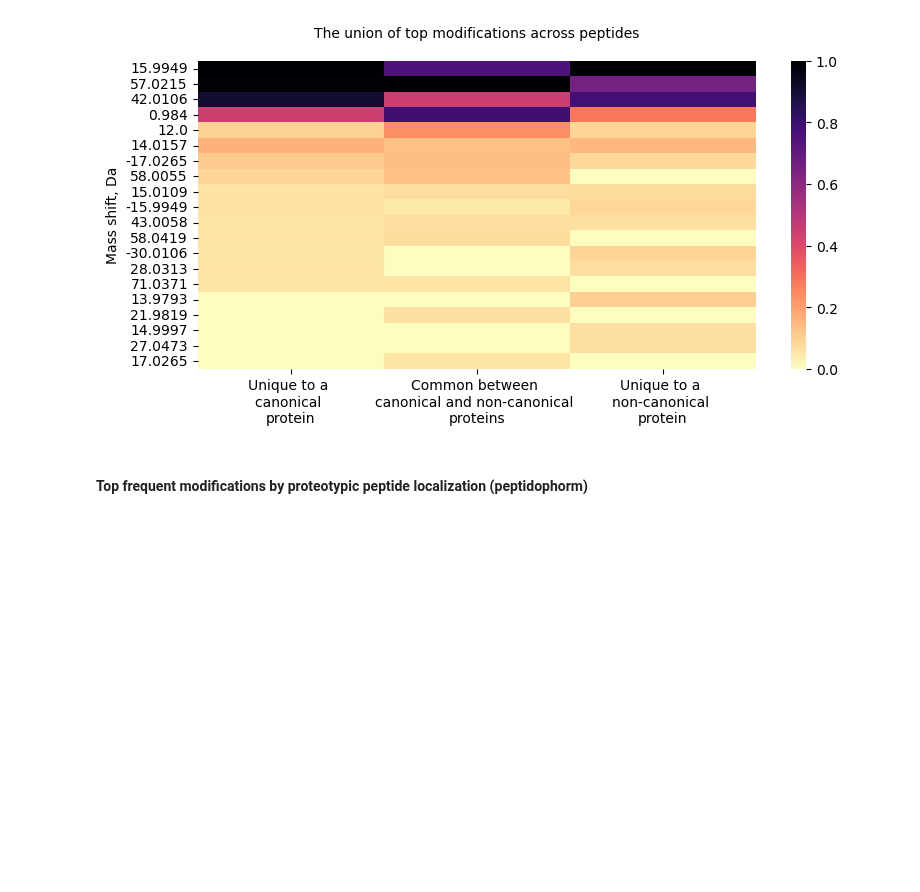
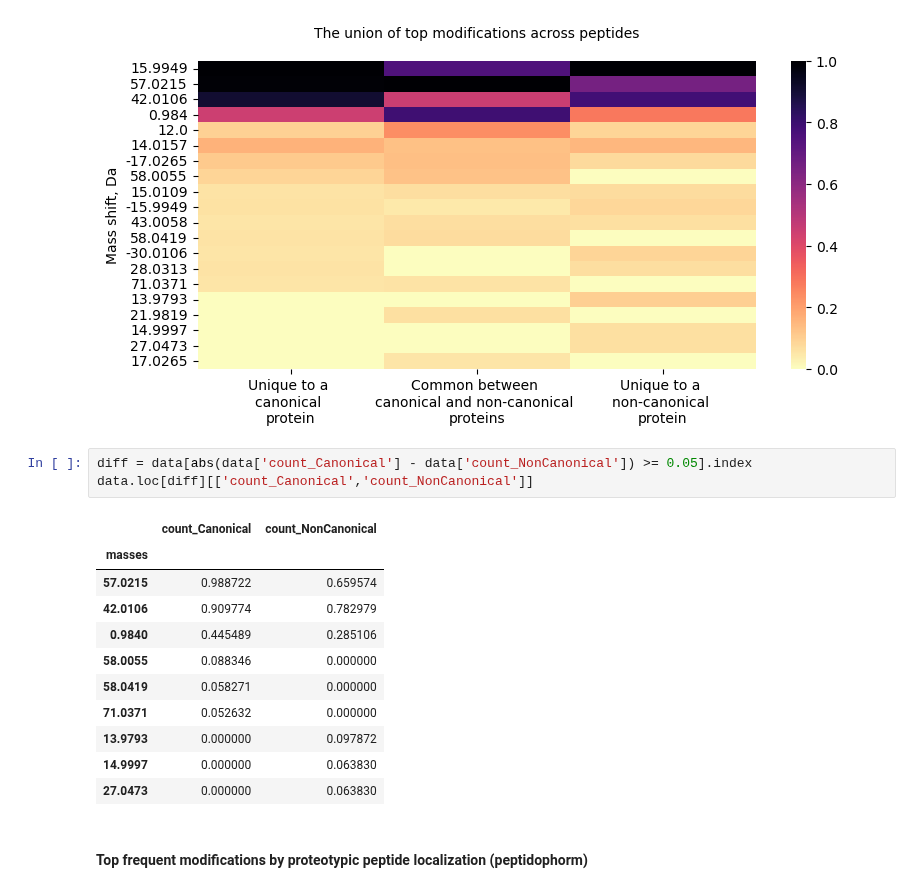
Before and after one commit to CompOmics/oui-discovery, a Jupyter notebook: oui-discovery-vv/explore-1-ionbot-open-2-stats.ipynb, the cells around one changed output. Cells and saved outputs as stored; diff of their text form; blank space fills up the shorter version.

```diff
--- a/oui-discovery-vv/explore-1-ionbot-open-2-stats.ipynb
+++ b/oui-discovery-vv/explore-1-ionbot-open-2-stats.ipynb
@@ -1157,6 +1412,21 @@ axes.set_xticklabels(labels=["Unique to a \ncanonical \nprotein",
 plt.savefig(f"{plot_dir}/{PIPELINE_LW}_all_pepphorm_mod.svg", format='svg', bbox_inches = 'tight')
 # %% [output]
 [figure]
+# %%
+diff = data[abs(data['count_Canonical'] - data['count_NonCanonical']) >= 0.05].index
+data.loc[diff][['count_Canonical','count_NonCanonical']]
+# %% [output]
+|  | count_Canonical | count_NonCanonical |
+| masses |  |  |
+| 57.0215 | 0.988722 | 0.659574 |
+| 42.0106 | 0.909774 | 0.782979 |
+| 0.9840 | 0.445489 | 0.285106 |
+| 58.0055 | 0.088346 | 0.000000 |
+| 58.0419 | 0.058271 | 0.000000 |
+| 71.0371 | 0.052632 | 0.000000 |
+| 13.9793 | 0.000000 | 0.097872 |
+| 14.9997 | 0.000000 | 0.063830 |
+| 27.0473 | 0.000000 | 0.063830 |
 # %% [markdown]
 #### Top frequent modifications by proteotypic peptide localization (peptidophorm)
 # %%
```
Also changed, not shown: parts of 19 cells of this notebook, 30 other files.
